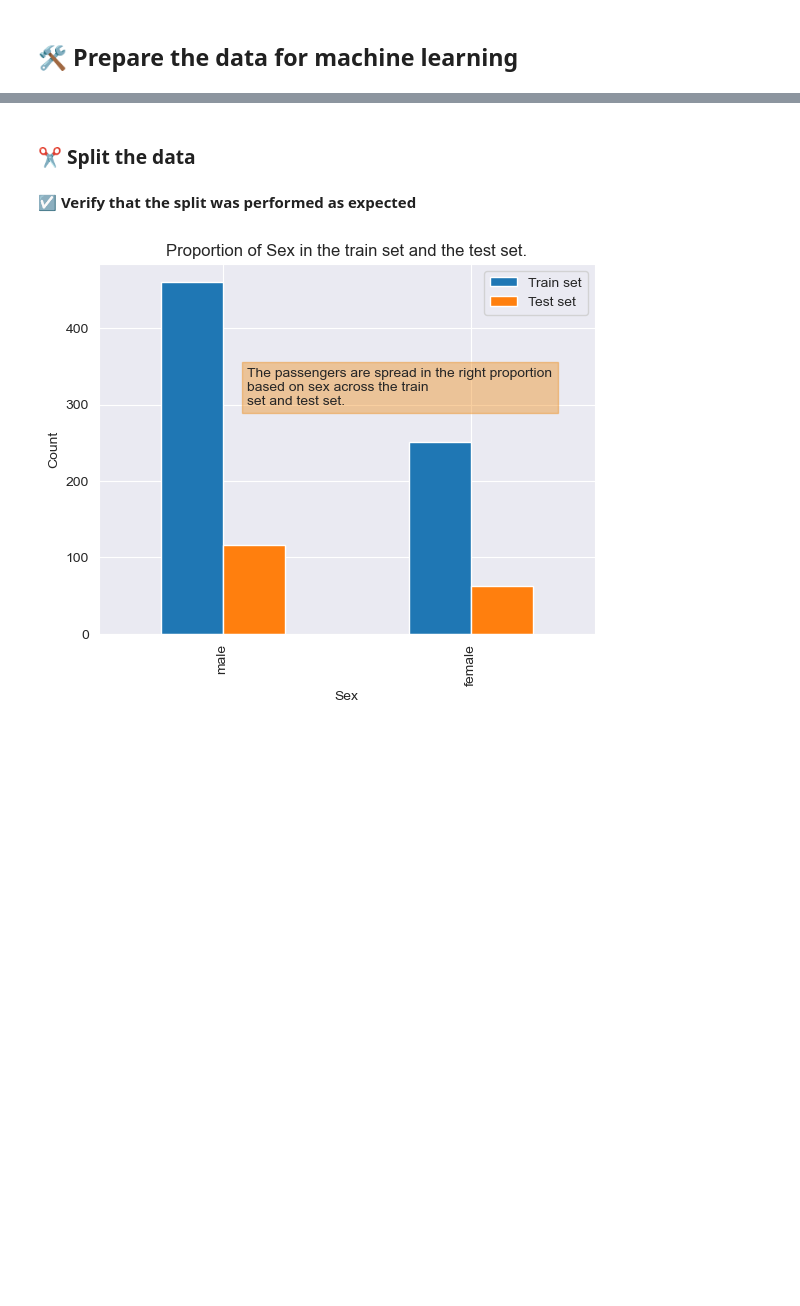
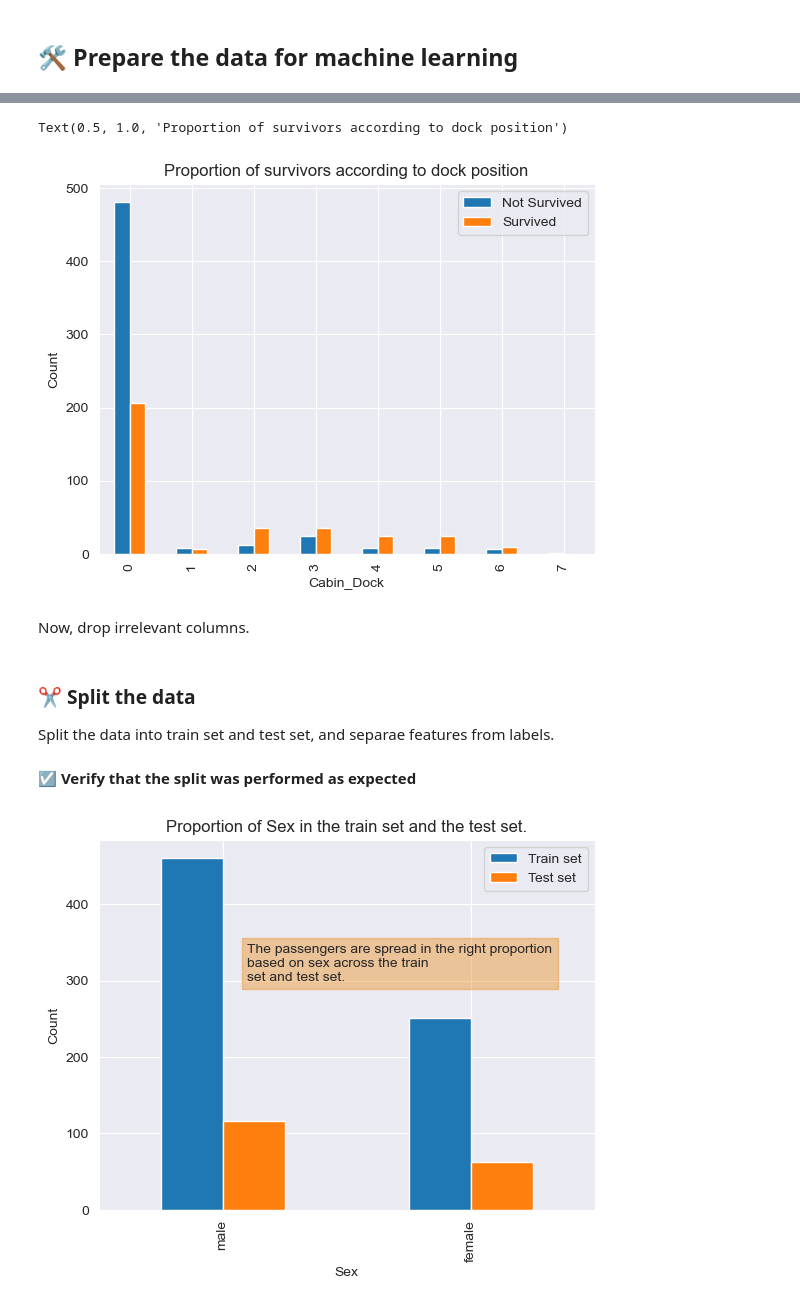
Before and after one commit to muyiwa-obadara/CODSOFT, a Jupyter notebook: titanic/titabic.ipynb, the cells around one changed output, grey strips where cells are left out. Drawn from its saved outputs; the diff is of its cells as text; code cells hidden in the pictures; blank space fills up the shorter version.

Commit message:
titanic modelling started

```diff
--- a/titanic/titabic.ipynb
+++ b/titanic/titabic.ipynb
@@ -188,0 +246,2 @@ ___
+# %%
+df_titanic = df.copy()
@@ -188,0 +250,16 @@ ___
+# %%
+dock_map = {"NA":0, "A": 1, "B": 2, "C": 3, "D": 4, "E": 5, "F": 6, "G": 6, "T":7}
+
+dock_code = df_titanic.Cabin.str.split("", expand=True).iloc[:, 1].fillna("NA")
+df_titanic["Cabin_Dock"] = dock_code.map(dock_map)
+# %%
+cabin_not_surv = pd.DataFrame(df_titanic[df_titanic.Survived == 0].Cabin_Dock.value_counts().sort_index()).rename(columns={"count": "Not Survived"})
+cabin_surv = pd.DataFrame(df_titanic[df_titanic.Survived == 1].Cabin_Dock.value_counts().sort_index()).rename(columns={"count": "Survived"})
+ax = pd.concat([cabin_not_surv, cabin_surv], axis=1).fillna(0).plot.bar()
+ax.yaxis.set_label_text("Count")
+ax.set_title("Proportion of survivors according to dock position")
+# %% [output]
+Text(0.5, 1.0, 'Proportion of survivors according to dock position')
+[figure, added]
+# %% [markdown]
+Now, drop irrelevant columns.
@@ -189,5 +272,7 @@ ___
 # %% [markdown]
 ### ✂ Split the data
+
+Split the data into train set and test set, and separae features from labels.
 # %%
 splitter = StratifiedShuffleSplit(n_splits=1, test_size=0.2, random_state=0)
 for train_index, test_index in splitter.split(df_titanic, df_titanic["Sex"]):
```
Also changed, not shown: parts of 25 cells of this notebook, 1 other file.
